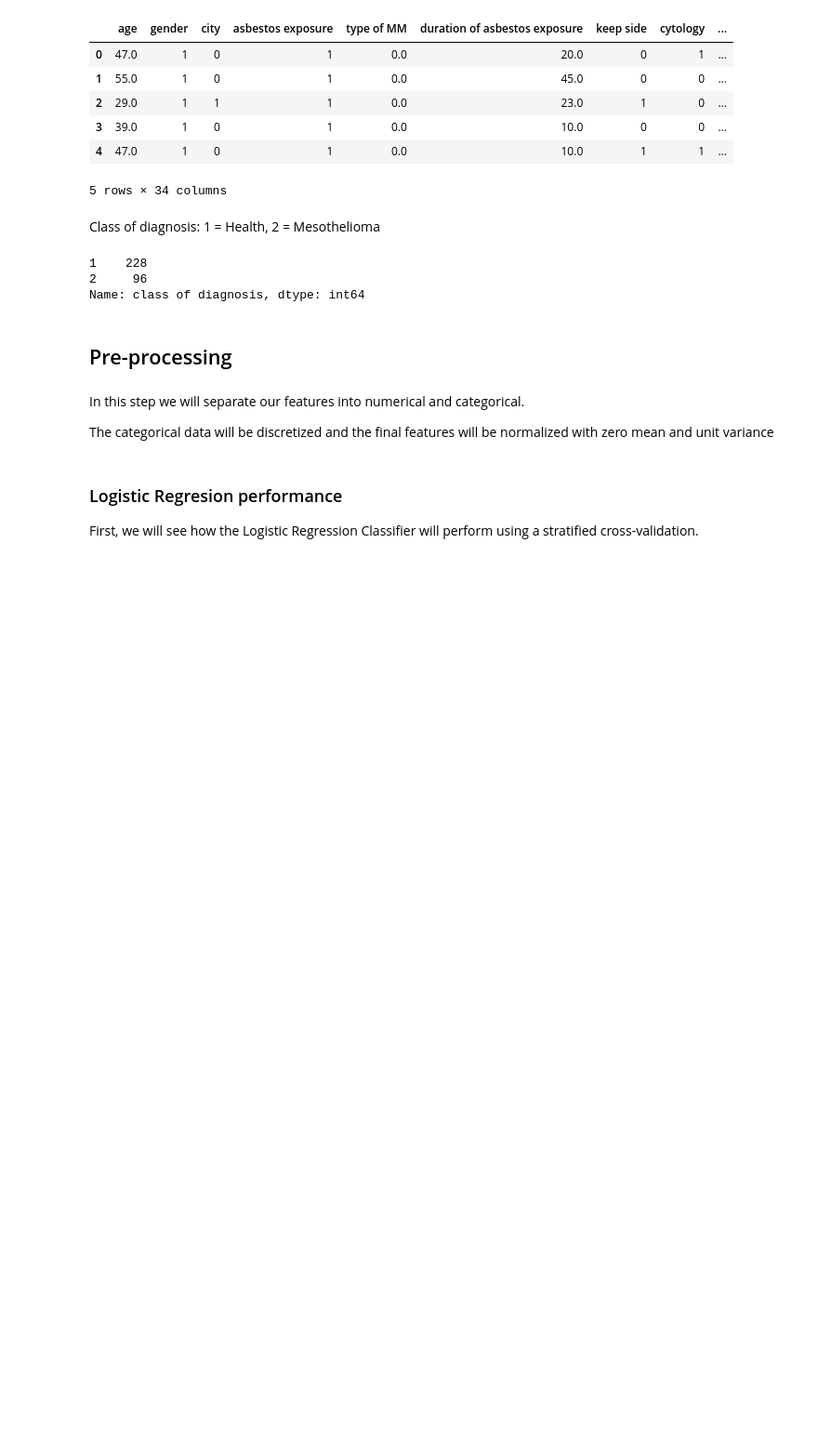
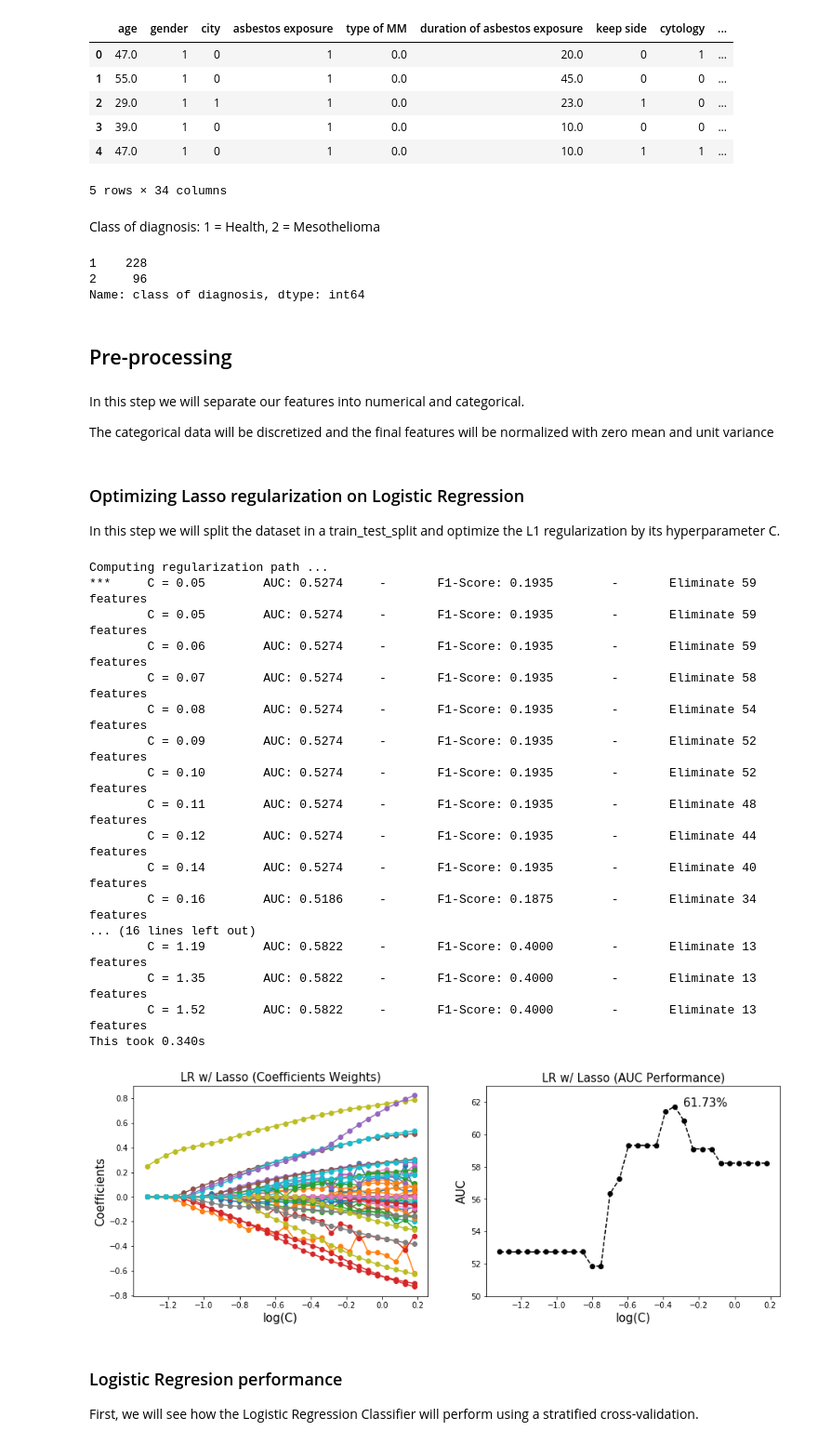
Before and after one commit to jardsantos/recpad_project, a Jupyter notebook: recpad.ipynb, the cells around one changed output. Shown: that part at 93% size. Drawn from its saved outputs; the diff is of its cells as text; code cells hidden in the pictures; blank space fills up the shorter version.

```diff
--- a/recpad.ipynb
+++ b/recpad.ipynb
@@ -105,3 +105,7 @@ y = df['class of diagnosis'].map({1: 0, 2: 1}).values
 
 sc = StandardScaler() # normalization
 X_norm = sc.fit_transform(X.values)
+# %% [markdown]
+### Optimizing Lasso regularization on Logistic Regression
+
+In this step we will split the dataset in a train_test_split and optimize the L1 regularization by its hyperparameter C.
@@ -108,3 +119,68 @@ X_norm = sc.fit_transform(X.values)
+# %%
+lr = LogisticRegression(penalty='l1', solver='liblinear',
+                         tol=1e-6, max_iter=int(1e6),
+                         warm_start=True, random_state=0)
+
+skf = StratifiedKFold(n_splits=4, shuffle=True, random_state=0)
+# %%
+print("Computing regularization path ...")
+start = time()
+coefs_ = []
+auc_ = []
+f1_ = []
+max_auc = 0
+for c in cs:
+    lr.set_params(C=c)
+    lr.fit(X_train, y_train)
+    coefs_.append(lr.coef_.ravel().copy())
+    auc = roc_auc_score(y_test, lr.predict(X_test))
+    f1 = f1_score(y_test, lr.predict(X_test))
+    auc_.append(auc)
+    f1_.append(f1)
+    if(auc>max_auc):
+        print('***\tC = %.2f\tAUC: %.4f\t-\tF1-Score: %.4f\t-\tEliminate %d features' %
+              (c, auc, f1, np.where(lr.coef_.ravel()==0)[0].shape[0]))
+        max_auc = auc
+    else:
+        print('\tC = %.2f\tAUC: %.4f\t-\tF1-Score: %.4f\t-\tEliminate %d features' %
+              (c, auc, f1, np.where(lr.coef_.ravel()==0)[0].shape[0]))
+print("This took %0.3fs" % (time() - start))
+
+coefs_ = np.array(coefs_)
+fig, ax = plt.subplots(nrows=1, ncols=2, figsize=((15,5)))
+ax[0].plot(np.log10(cs), coefs_, marker='o')
+ax[0].set_xlabel('log(C)', fontsize=15); ax[0].set_ylabel('Coefficients', fontsize=15)
+ax[0].set_title('LR w/ Lasso (Coefficients Weights)', fontsize=15)
+ax[0].tick_params(labelsize=10)
+
+ax[1].plot(np.log10(cs), 100*np.array(auc_), 'o--', color='black')
+ax[1].set_xlabel('log(C)', fontsize=15); ax[1].set_ylabel('AUC', fontsize=15)
+ax[1].set_title('LR w/ Lasso (AUC Performance)', fontsize=15)
+ax[1].tick_params(labelsize=10)
+ax[1].text(x=np.log10(cs[np.argmax(auc_)])+0.05, y=100*auc_[np.argmax(auc_)],
+           s=('%.2f%%' % (100*auc_[np.argmax(auc_)])), fontsize=15)
+ax[1].set_ylim(50,63)
+
+plt.show()
+# %% [output]
+Computing regularization path ...
+***     C = 0.05        AUC: 0.5274     -       F1-Score: 0.1935        -       Eliminate 59 features
+        C = 0.05        AUC: 0.5274     -       F1-Score: 0.1935        -       Eliminate 59 features
+        C = 0.06        AUC: 0.5274     -       F1-Score: 0.1935        -       Eliminate 59 features
+        C = 0.07        AUC: 0.5274     -       F1-Score: 0.1935        -       Eliminate 58 features
+        C = 0.08        AUC: 0.5274     -       F1-Score: 0.1935        -       Eliminate 54 features
+        C = 0.09        AUC: 0.5274     -       F1-Score: 0.1935        -       Eliminate 52 features
+        C = 0.10        AUC: 0.5274     -       F1-Score: 0.1935        -       Eliminate 52 features
+        C = 0.11        AUC: 0.5274     -       F1-Score: 0.1935        -       Eliminate 48 features
+        C = 0.12        AUC: 0.5274     -       F1-Score: 0.1935        -       Eliminate 44 features
+        C = 0.14        AUC: 0.5274     -       F1-Score: 0.1935        -       Eliminate 40 features
+        C = 0.16        AUC: 0.5186     -       F1-Score: 0.1875        -       Eliminate 34 features
+... (16 lines left out)
+        C = 1.19        AUC: 0.5822     -       F1-Score: 0.4000        -       Eliminate 13 features
+        C = 1.35        AUC: 0.5822     -       F1-Score: 0.4000        -       Eliminate 13 features
+        C = 1.52        AUC: 0.5822     -       F1-Score: 0.4000        -       Eliminate 13 features
+This took 0.340s
+[figure, added]
 # %% [markdown]
 ### Logistic Regresion performance
 
```
Also changed, not shown: parts of 12 cells of this notebook.
